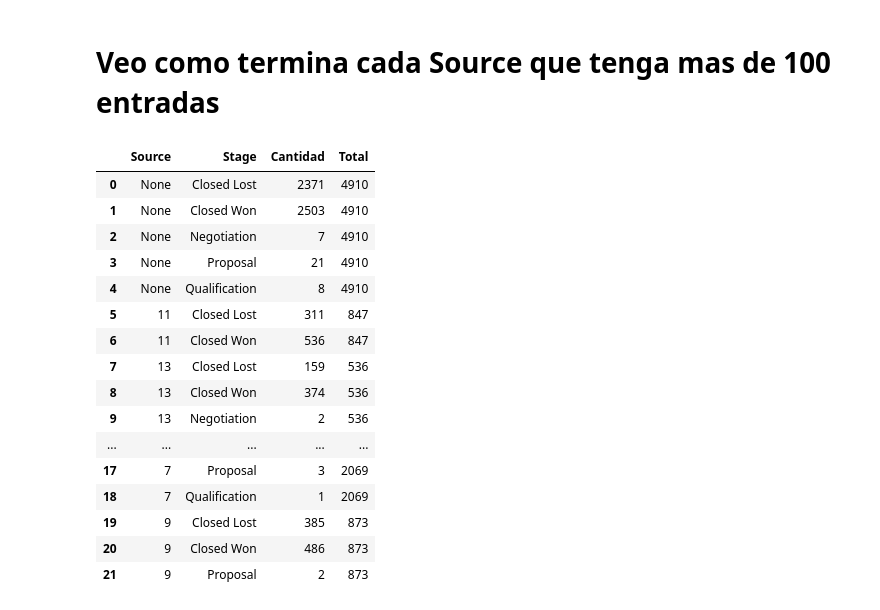
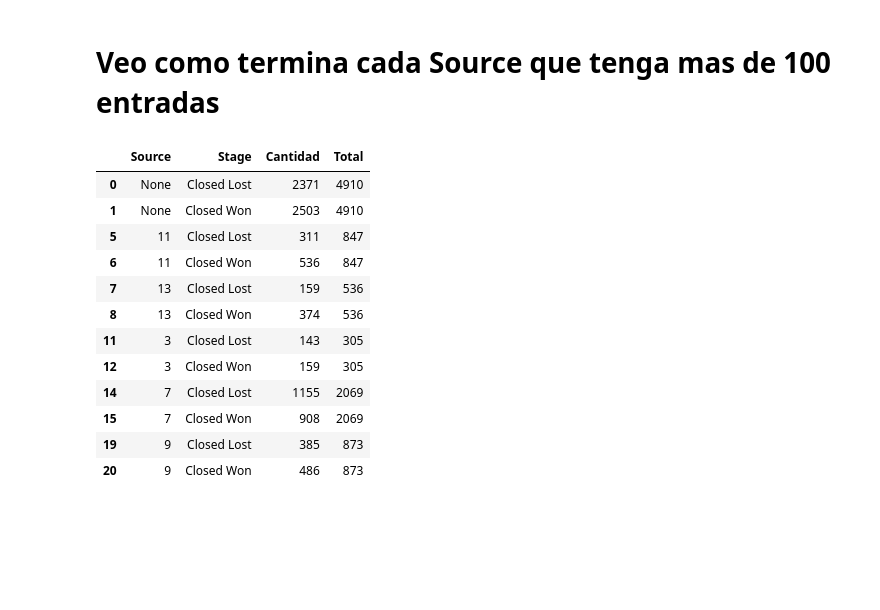
Before and after one commit to RiedelNicolas/75.06-2C2020-TP1, a Jupyter notebook: Source Analysis.ipynb, the cells around one changed output. Saved outputs shown, nothing was run; the diff lists cells and outputs as text; code cells hidden in the pictures; blank space fills up the shorter version.

```diff
--- a/Source Analysis.ipynb
+++ b/Source Analysis.ipynb
@@ -99,31 +101,28 @@ sns.catplot(x="Source", y="Closed Won",kind="bar", data=sourcesVsWonFilteredWith
 # %%
 sourcesVsStage = opportunities.groupby(["Source","Stage"]).agg({"Opportunity_ID":"count"})#Consigo la cantidad de veces de cada Stage por cada source
 sourcesVsStage = sourcesVsStage.reset_index()
 sourcesVsStage["Source"] = sourcesVsStage["Source"].apply(lambda x: x.replace("Source_",""))
 sourcesVsStage.rename(columns={"Opportunity_ID":"Cantidad"},inplace = True)
 total = sourcesVsStage.groupby("Source").agg({"Cantidad":"sum"}) #La cantidad total de veces que aparece source
 sourcesVsStage.set_index("Source",inplace=True)
 sourcesVsStage["Total"] = total["Cantidad"]
 sourcesVsStage = sourcesVsStage[sourcesVsStage["Total"]>100]#Filtro a los q tienen mas de 100 entradas
 sourcesVsStage.reset_index(inplace=True)
+sourcesVsStage = sourcesVsStage[(sourcesVsStage["Stage"]=="Closed Won") | (sourcesVsStage["Stage"]=="Closed Lost")]
 sourcesVsStage
 # %% [output]
 |  | Source | Stage | Cantidad | Total |
 | 0 | None | Closed Lost | 2371 | 4910 |
 | 1 | None | Closed Won | 2503 | 4910 |
-| 2 | None | Negotiation | 7 | 4910 |
-| 3 | None | Proposal | 21 | 4910 |
-| 4 | None | Qualification | 8 | 4910 |
 | 5 | 11 | Closed Lost | 311 | 847 |
 | 6 | 11 | Closed Won | 536 | 847 |
 | 7 | 13 | Closed Lost | 159 | 536 |
 | 8 | 13 | Closed Won | 374 | 536 |
-| 9 | 13 | Negotiation | 2 | 536 |
-| ... | ... | ... | ... | ... |
-| 17 | 7 | Proposal | 3 | 2069 |
-| 18 | 7 | Qualification | 1 | 2069 |
+| 11 | 3 | Closed Lost | 143 | 305 |
+| 12 | 3 | Closed Won | 159 | 305 |
+| 14 | 7 | Closed Lost | 1155 | 2069 |
+| 15 | 7 | Closed Won | 908 | 2069 |
 | 19 | 9 | Closed Lost | 385 | 873 |
 | 20 | 9 | Closed Won | 486 | 873 |
-| 21 | 9 | Proposal | 2 | 873 |
 # %%
 sns.catplot(x="Source",y="Cantidad",hue="Stage",data=sourcesVsStage,kind="bar")
```
Also changed, not shown: parts of 5 cells of this notebook.
